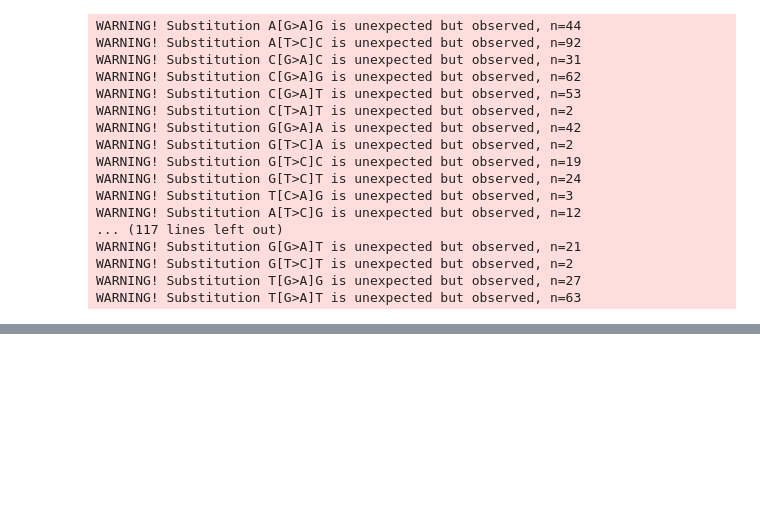
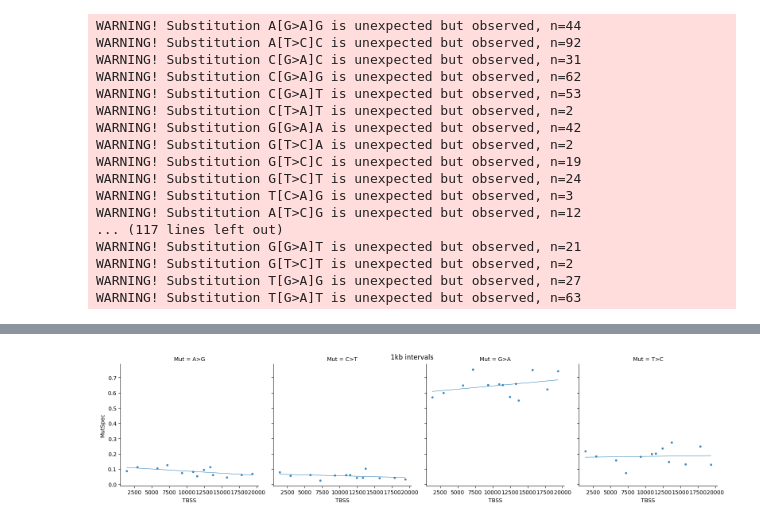
Before and after one commit to mitoclub/mtdnaMutSpecOfCancers, a Jupyter notebook: notebooks/human_global_tree_muts_EDA.ipynb, the cells around one changed output, grey strips where cells are left out. Cells and saved outputs as stored; diff of their text form; code cells hidden in the pictures; blank space fills up the shorter version.

```diff
--- a/notebooks/human_global_tree_muts_EDA.ipynb
+++ b/notebooks/human_global_tree_muts_EDA.ipynb
@@ -639,0 +680,38 @@ muts_filtered_leaves.ref_pos.hist(bins=100)
+# %%
+_bounds = np.arange(3000, 16001, 1000)
+print("bounds:", _bounds)
+starts = _bounds[:-1]
+ends = _bounds[1:]
+
+gmutspecs192 = []
+gmutspecs12 = []
+for pmin, pmax in zip(starts, ends):
+    exp_muts12, exp_muts192 = get_exp_mut_freqs_syn(pmin, pmax)
+    # exp_muts12 = {sbs: 1 for sbs in exp_muts12}
+    # exp_muts192 = {sbs: 1 for sbs in exp_muts192}
+
+    # replace 'ref_pos' to "position"
+    obs_muts = muts_filtered_leaves[(muts_filtered_leaves.ref_pos >= pmin) & (muts_filtered_leaves.ref_pos <= pmax)]
+    tbss_mean = obs_muts.TBSS.mean()
+
+    print("Number of mutations:", obs_muts.shape[0])
+    ms12 = calculate_mutspec(obs_muts, exp_muts12)
+    ms192 = calculate_mutspec(obs_muts, exp_muts192, use_context=True)
+    ms12 = ms12[ms12.ObsFr > 0]
+    ms192 = ms192[ms192.ObsFr > 0]
+    # # don't use unexpected mutations
+    # ms192["RawMutSpec"] = np.where((ms192.ObsFr > 0) & (ms192.ExpFr == 0), 0, ms192.RawMutSpec)
+    # ms192["MutSpec"] = ms192["RawMutSpec"] / ms192["RawMutSpec"].sum()
+    # ms12 = ms12[ms12.ExpFr > 0]
+    # ms192 = ms192[ms192.ExpFr > 0]
+
+    ms192["TBSS"] = tbss_mean
+    ms192["Interval"] = f"{pmin}-{pmax}"
+    ms12["TBSS"] = tbss_mean
+    ms12["Interval"] = f"{pmin}-{pmax}"
+
+    gmutspecs12.append(ms12)
+    gmutspecs192.append(ms192)
+
+full_ms192 = pd.concat(gmutspecs192)
+full_ms12 = pd.concat(gmutspecs12)
@@ -639,0 +753,7 @@ muts_filtered_leaves.ref_pos.hist(bins=100)
+# %%
+g = sns.lmplot(data=full_ms12[full_ms12.Mut.isin("A>G C>T G>A T>C".split())], x="TBSS", y="MutSpec", col="Mut", height=4, markers=".", ci=None, line_kws={"linewidth": 0.7})
+plt.suptitle("1kb intervals")
+plt.savefig("../figures/GlobalHumanTree/mutspec_lmplot12intervals.pdf")
+plt.show()
+# %% [output]
+[figure, added]
```
Also changed, not shown: parts of 17 cells of this notebook, 6 other files.
